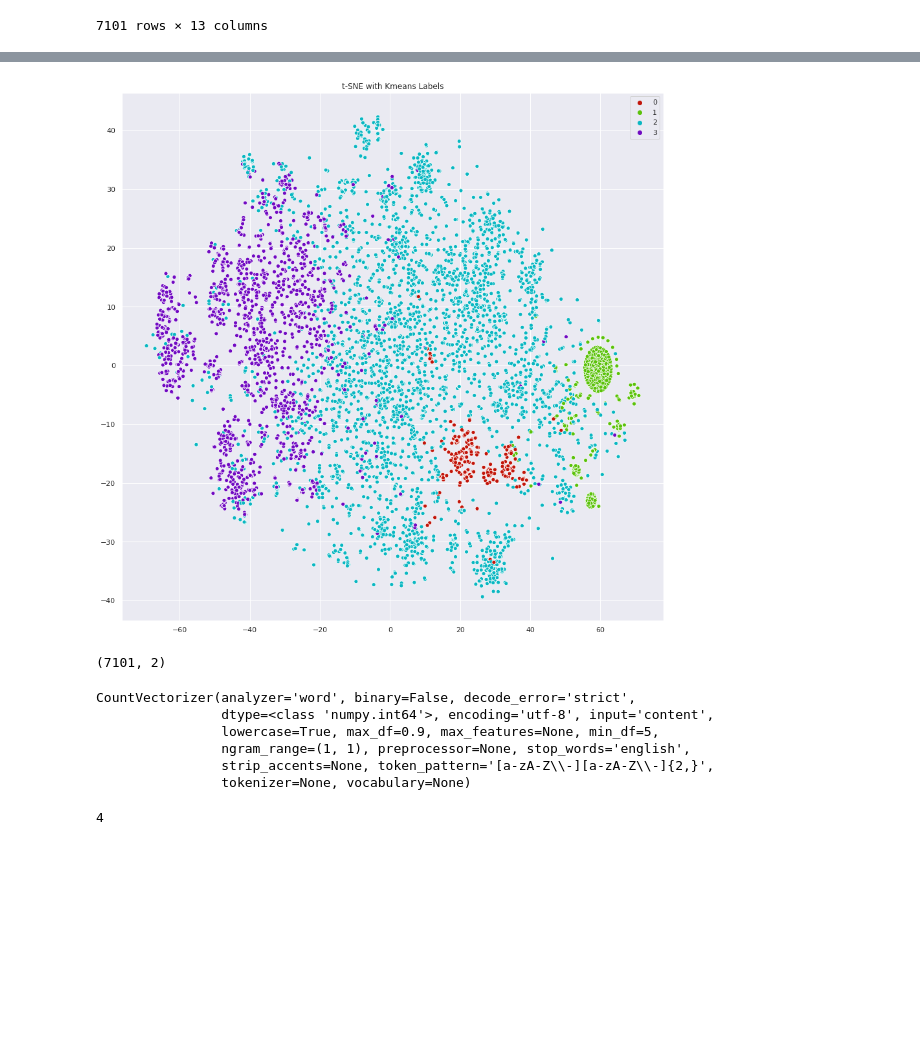
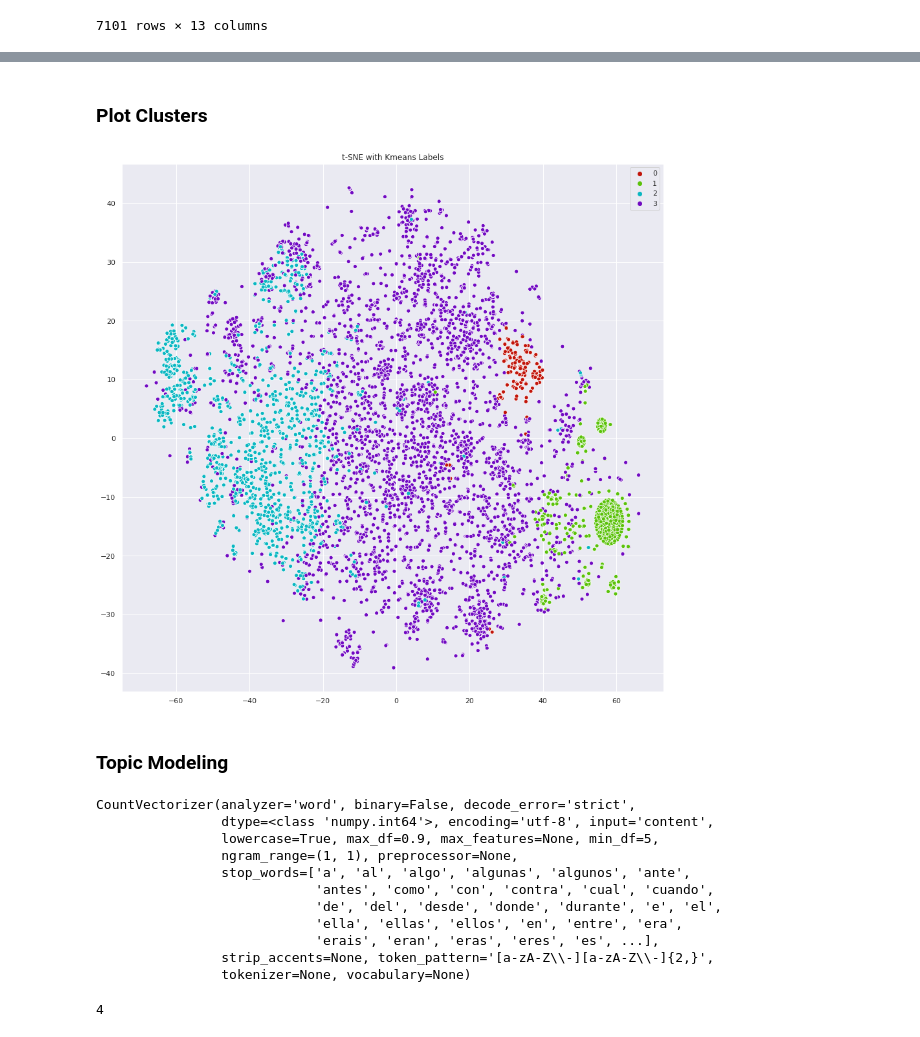
Before and after one commit to MilerDiazZevallos/Arequipa-Covid-19, a Jupyter notebook: Sala_Situacional_Arequipa.ipynb, the cells around one changed output, grey strips where cells are left out. Cells and saved outputs as stored; diff of their text form; code cells hidden in the pictures; blank space fills up the shorter version.

```diff
--- a/Sala_Situacional_Arequipa.ipynb
+++ b/Sala_Situacional_Arequipa.ipynb
@@ -1575,11 +1630,3 @@ datos_sinadef_arequipa_clustering_sample
 | 127190 | INSUFICIENCIA RESPIRATORIA AGUDA | J960 | NEUMONIA VIRAL | J129 | COVID NO IDENTIFICADO | ... |
 | 127191 | INSUFICIENCIA RESPIRATORIA AGUDA | J960 | COVID -19 | U071 |  | ... |
 7101 rows × 13 columns
-# %%
-spec_chars = ["!",'"',"#","%","&","'","(",")",
-              "*","+",",","-",".","/",":",";","<",
-              "=",">","?","@","[","\\","]","^","_",
-              "`","{","|","}","~","–"]
-for column in datos_sinadef_arequipa_clustering_sample.columns:
-    for char in spec_chars:
-        datos_sinadef_arequipa_clustering_sample[column] = datos_sinadef_arequipa_clustering_sample[column].str.replace(char, ' ')
@@ -1613,11 +1632,0 @@ stopwords[:10]
-# %%
-# Parser
-parser = en_core_sci_lg.load(disable=["tagger", "ner"])
-parser.max_length = 7000000
-
-def spacy_tokenizer(sentence):
-    mytokens = parser(sentence)
-    mytokens = [ word.lemma_.lower().strip() if word.lemma_ != "-PRON-" else word.lower_ for word in mytokens ]
-    mytokens = [ word for word in mytokens if word not in stopwords and word not in punctuations ]
-    mytokens = " ".join([i for i in mytokens])
-    return mytokens
@@ -1722,22 +1707,16 @@ X_embedded = tsne.fit_transform(X.toarray())
+# %% [markdown]
+### Plot Clusters
 # %%
-%matplotlib inline
-from matplotlib import pyplot as plt
-import seaborn as sns
-
 # sns settings
 sns.set(rc={'figure.figsize':(15,15)})
 
 # colors
-palette = sns.hls_palette(4, l=.4, s=.9)
+palette = sns.hls_palette(k, l=.4, s=.9)
 
 # plot
 sns.scatterplot(X_embedded[:,0], X_embedded[:,1], hue=y_pred, legend='full', palette=palette)
 plt.title('t-SNE with Kmeans Labels')
-plt.savefig("departamento_arequipa_2020.png")
+plt.savefig("image_23.png")
 plt.show()
 # %% [output]
-[figure, old version]
+[figure, new version]
-# %%
-X_embedded.shape
-# %% [output]
-(7101, 2)
@@ -1747,16 +1723,23 @@ from sklearn.feature_extraction.text import CountVectorizer
+# %% [markdown]
+### Topic Modeling
 # %%
 vectorizers = []
 
-for ii in range(0, 4):
+for ii in range(0, k):
     # Creating a vectorizer
-    vectorizers.append(CountVectorizer(min_df=5, max_df=0.9, stop_words='english', lowercase=True, token_pattern='[a-zA-Z\-][a-zA-Z\-]{2,}'))
+    vectorizers.append(CountVectorizer(min_df=5, max_df=0.9, stop_words=stop_words, lowercase=True, token_pattern='[a-zA-Z\-][a-zA-Z\-]{2,}'))
 
 vectorizers[0]
 # %% [output]
 CountVectorizer(analyzer='word', binary=False, decode_error='strict',
                 dtype=<class 'numpy.int64'>, encoding='utf-8', input='content',
                 lowercase=True, max_df=0.9, max_features=None, min_df=5,
-                ngram_range=(1, 1), preprocessor=None, stop_words='english',
+                ngram_range=(1, 1), preprocessor=None,
+                stop_words=['a', 'al', 'algo', 'algunas', 'algunos', 'ante',
+                            'antes', 'como', 'con', 'contra', 'cual', 'cuando',
+                            'de', 'del', 'desde', 'donde', 'durante', 'e', 'el',
+                            'ella', 'ellas', 'ellos', 'en', 'entre', 'era',
+                            'erais', 'eran', 'eras', 'eres', 'es', ...],
                 strip_accents=None, token_pattern='[a-zA-Z\\-][a-zA-Z\\-]{2,}',
                 tokenizer=None, vocabulary=None)
 # %%
```
Also changed, not shown: parts of 94 cells of this notebook.
